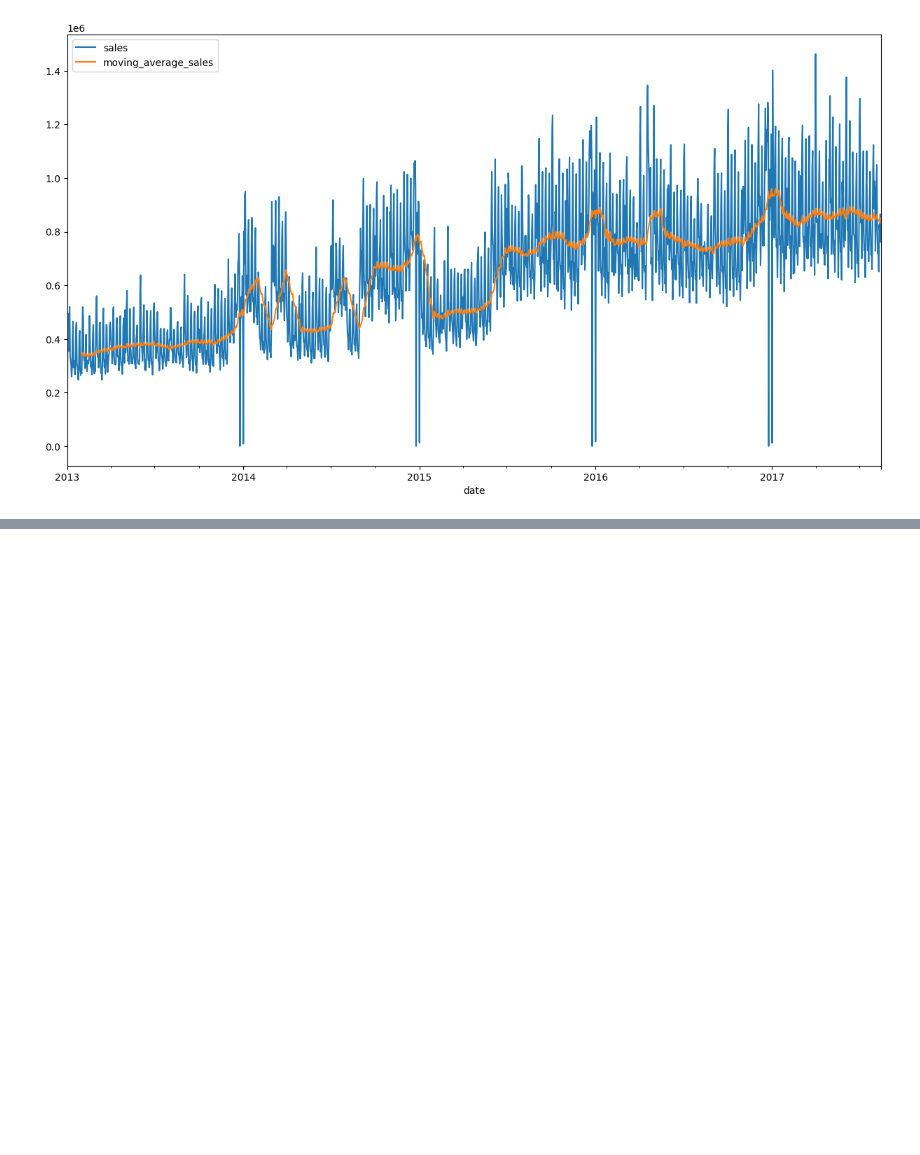
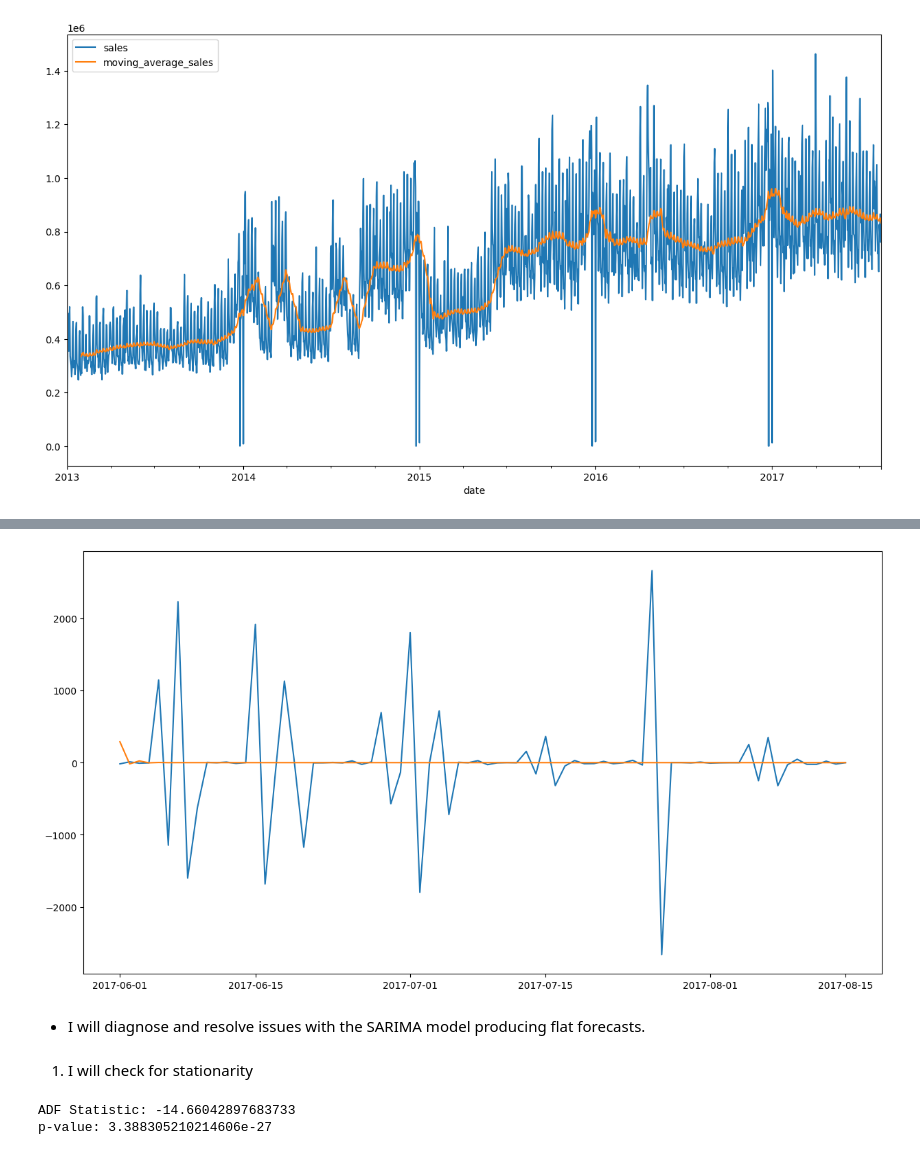
Before and after one commit to OngomaElias/A-Time-Series-Regression-Favorita, a Jupyter notebook: Notebook/Main.ipynb, the cells around one changed output, grey strips where cells are left out. Saved outputs shown, nothing was run; the diff lists cells and outputs as text; code cells hidden in the pictures; blank space fills up the shorter version.

```diff
--- a/Notebook/Main.ipynb
+++ b/Notebook/Main.ipynb
@@ -2530,0 +2652,22 @@ sum_daily_sales_df.plot()
+# %%
+#plt.plot(train['sales_diff'], label = 'Train Set')
+plt.plot(test['sales_diff'], label = 'Test Set')
+plt.plot(forecast, label = 'SARIMA Forecast')
+plt.show()
+# %% [output]
+[figure, added]
+# %% [markdown]
+- I will diagnose and resolve issues with the SARIMA model producing flat forecasts.
+# %% [markdown]
+1. I will check for stationarity
+# %%
+train_df = train
+test_df = test
+
+# Step 1: Check for stationarity
+result = adfuller(train_df['sales_diff'])
+print('ADF Statistic:', result[0])
+print('p-value:', result[1])
+# %% [output]
+ADF Statistic: -14.66042897683733
+p-value: 3.388305210214606e-27
```
Also changed, not shown: parts of 33 cells of this notebook.
